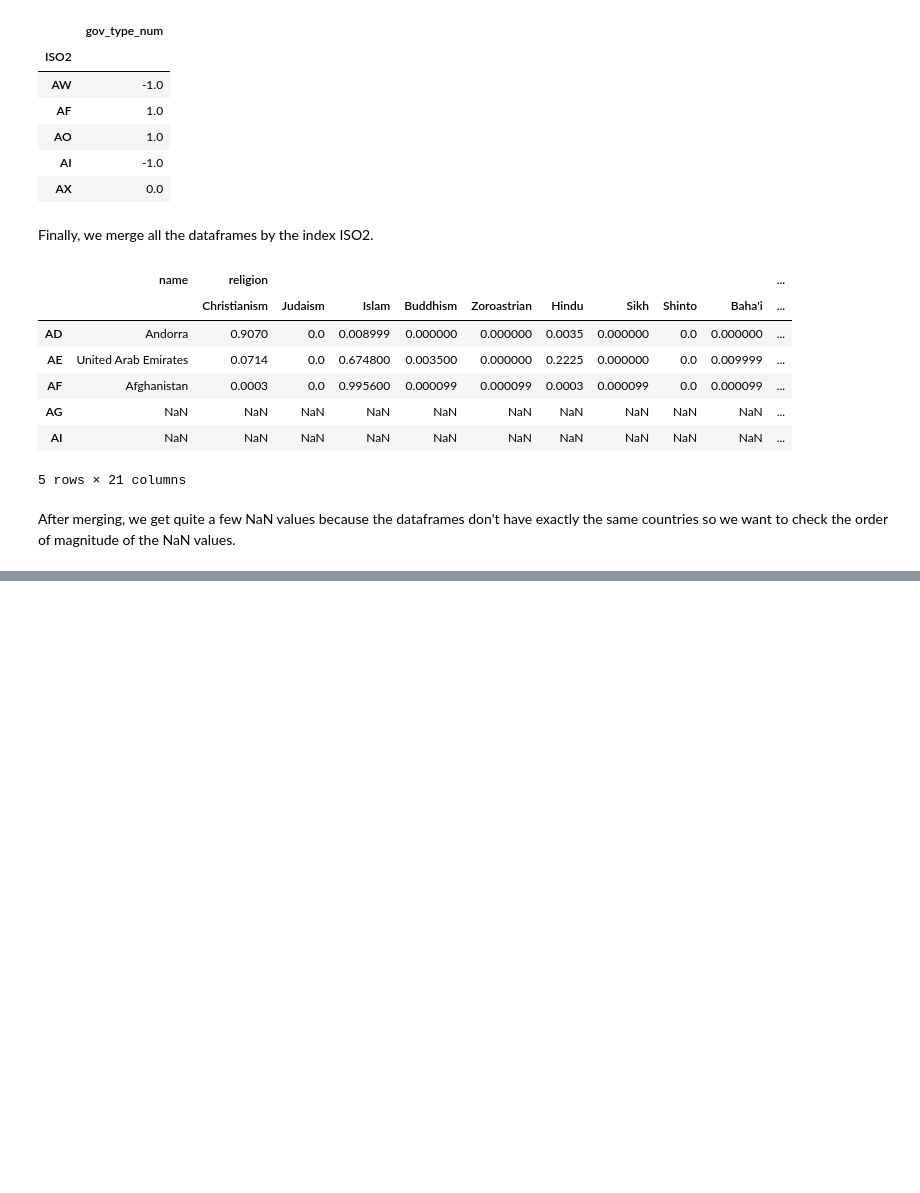
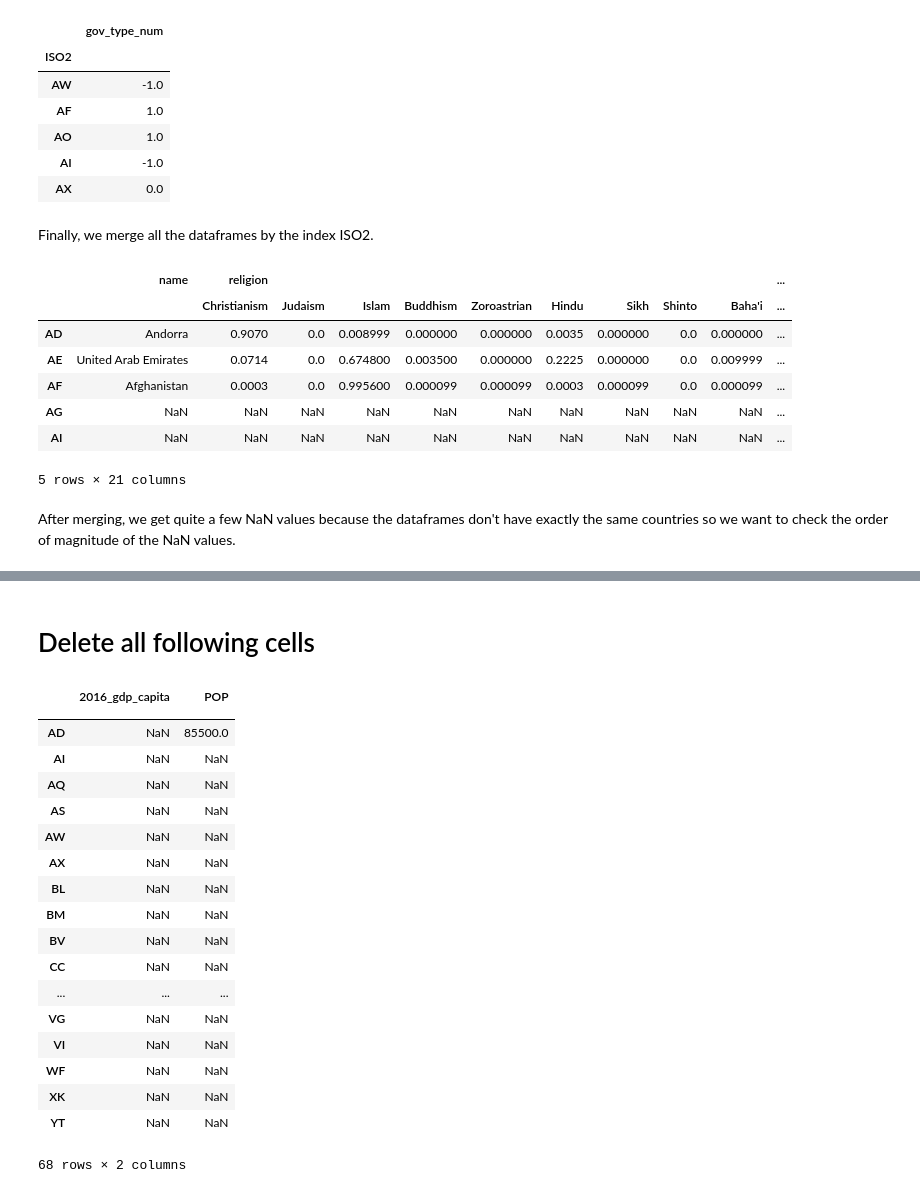
Before and after one commit to LailaHms/ADA2017_Homeworks, a Jupyter notebook: Project/DataEnriching/Dataframes.ipynb, the cells around one changed output, grey strips where cells are left out. Saved outputs shown, nothing was run; the diff lists cells and outputs as text; code cells hidden in the pictures; blank space fills up the shorter version.

```diff
--- a/Project/DataEnriching/Dataframes.ipynb
+++ b/Project/DataEnriching/Dataframes.ipynb
@@ -135,2 +149,26 @@ df[df.isnull().any(axis=1)].head()
 # %%
 df.to_pickle('6_feature_df.pickle')
+# %% [markdown]
+# Delete all following cells
+# %%
+df.loc[df['2016_gdp_capita'].isnull(), [('2016_gdp_capita',''), ('POP','')]]
+# %% [output]
+|  | 2016_gdp_capita | POP |
+|  |  |  |
+| AD | NaN | 85500.0 |
+| AI | NaN | NaN |
+| AQ | NaN | NaN |
+| AS | NaN | NaN |
+| AW | NaN | NaN |
+| AX | NaN | NaN |
+| BL | NaN | NaN |
+| BM | NaN | NaN |
+| BV | NaN | NaN |
+| CC | NaN | NaN |
+| ... | ... | ... |
+| VG | NaN | NaN |
+| VI | NaN | NaN |
+| WF | NaN | NaN |
+| XK | NaN | NaN |
+| YT | NaN | NaN |
+68 rows × 2 columns
```
Also changed, not shown: parts of 3 cells of this notebook, 9 other files.
